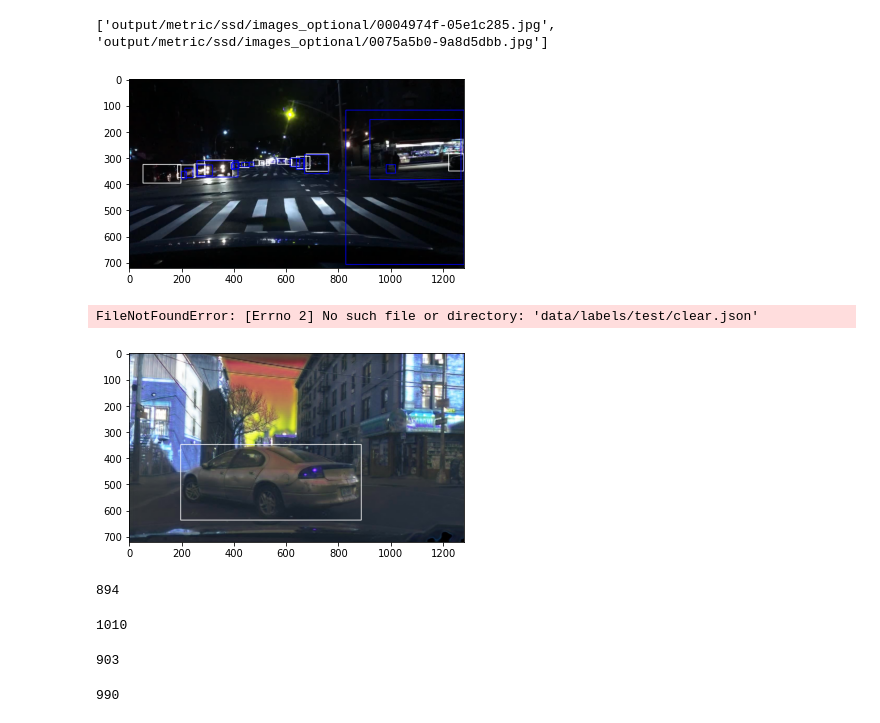
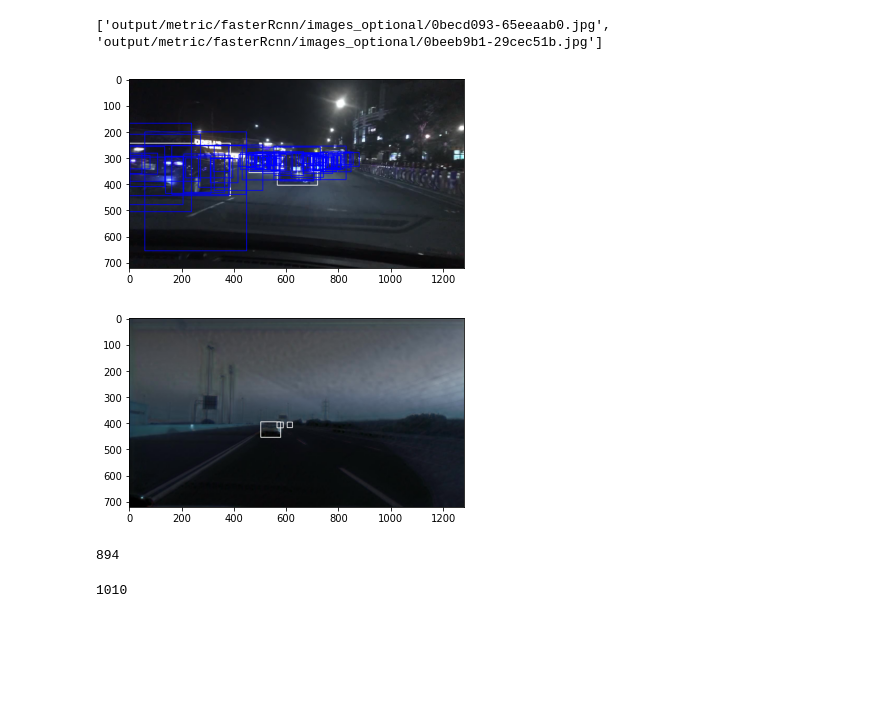
Before and after one commit to pichangpeng/cross_domain_object_detection, a Jupyter notebook: test.ipynb, the cells around one changed output. Saved outputs shown, nothing was run; the diff lists cells and outputs as text; code cells hidden in the pictures; blank space fills up the shorter version.

```diff
--- a/test.ipynb
+++ b/test.ipynb
@@ -28,26 +28,24 @@ def kantu(image_path,ture_boxes_txt_path,detect_boxes_txt_path):
     f2.close()
     plt.imshow(img)
 # %%
-images_path = sorted(glob.glob('output/metric/ssd/images_optional'+'/*.*'))
+images_path = sorted(glob.glob('output/metric/fasterRcnn/images_optional'+'/*.*'))
 # %%
 print(images_path[:2])
 # %% [output]
-['output/metric/ssd/images_optional/0004974f-05e1c285.jpg', 'output/metric/ssd/images_optional/0075a5b0-9a8d5dbb.jpg']
+['output/metric/fasterRcnn/images_optional/0becd093-65eeaab0.jpg', 'output/metric/fasterRcnn/images_optional/0beeb9b1-29cec51b.jpg']
 # %%
-image_path=images_path[30]
+image_path=images_path[10]
 name=image_path.split("/")[-1][:-4]
-ture_boxes_txt_path='output/metric/ssd/ground_truth/%s.txt'%name
-detect_boxes_txt_path='output/metric/ssd/detection_results/%s.txt'%name
+ture_boxes_txt_path='output/metric/fasterRcnn/ground_truth/%s.txt'%name
+detect_boxes_txt_path='output/metric/fasterRcnn/detection_results/%s.txt'%name
 # %%
 kantu(image_path,ture_boxes_txt_path,detect_boxes_txt_path)
 # %% [output]
-[figure, old version]
+[figure, new version]
 # %%
-images_path = sorted(glob.glob('output/images/cycleGAN/1_720_1280_1/fake_B'+'/*.*'))
-with open("data/labels/test/clear.json", 'r') as f:
+images_path = sorted(glob.glob('output/images/cycleGAN/1_720_1280_1/fake_night'+'/*.*'))
+with open("data/labels/train/day.json", 'r') as f:
     lab = json.load(f)
-# %% [output]
-FileNotFoundError: [Errno 2] No such file or directory: 'data/labels/test/clear.json'
 # %%
 def kk(image_path,boxes):
     img = cv.imread(image_path)
@@ -55,33 +53,21 @@ def kk(image_path,boxes):
         cv.rectangle(img, (int(box[0]), int(box[1])), (int(box[2]), int(box[3])), (255, 255, 255), thickness=2)
     plt.imshow(img)
 # %%
-image_path=images_path[40]
+image_path=images_path[50]
 name=image_path.split("/")[-1][:-4]
 boxes=lab[name]["boxes"]
 kk(image_path,boxes)
 # %% [output]
-[figure, old version]
+[figure, new version]
 # %%
 with open("data/labels/test/day.json", 'r') as f:
     lab = json.load(f)
 print(len(lab))
 # %% [output]
 894
-# %%
-with open("data/labels/test/night.json", 'r') as f:
-    lab = json.load(f)
-print(len(lab))
-# %% [output]
-1010
-# %%
-with open("data/labels/train/day.json", 'r') as f:
-    lab = json.load(f)
-print(len(lab))
-# %% [output]
-903
-# %%
-with open("data/labels/train/night.json", 'r') as f:
-    lab = json.load(f)
-print(len(lab))
-# %% [output]
-990
+# %%
+with open("data/labels/test/night.json", 'r') as f:
+    lab = json.load(f)
+print(len(lab))
+# %% [output]
+1010
```
Also changed, not shown: parts of 2 cells of this notebook, 8 other files.
